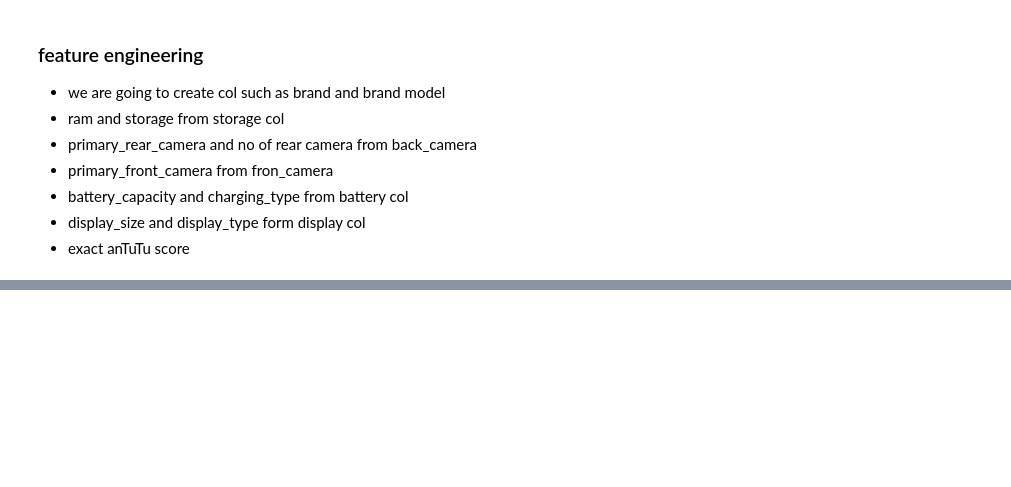
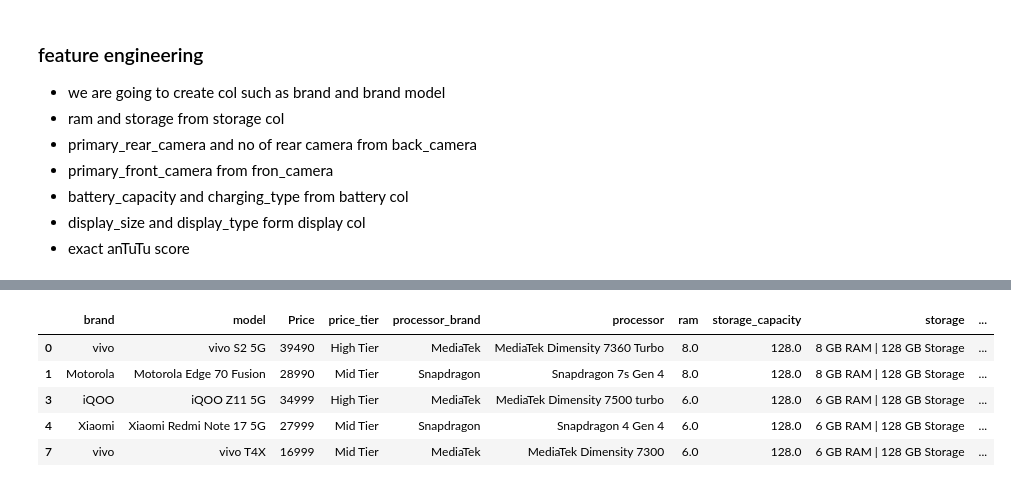
Before and after one commit to harshit00052/91-mobiles-smartphone-analysis, a Jupyter notebook: data_assessing&cleaning/assessing_cleaning.ipynb, the cells around one changed output, grey strips where cells are left out. Cells and saved outputs as stored; diff of their text form; code cells hidden in the pictures; blank space fills up the shorter version.

```diff
--- a/data_assessing&cleaning/assessing_cleaning.ipynb
+++ b/data_assessing&cleaning/assessing_cleaning.ipynb
@@ -309,0 +357,3 @@ df['antutu_score'] = df['antutu_score'].astype('Int64')
+# %%
+temp_df = df[df['Price']==0]
+df.drop(index=temp_df.index, inplace=True)
@@ -309,0 +411,9 @@ df['antutu_score'] = df['antutu_score'].astype('Int64')
+# %%
+df.head(5)
+# %% [output]
+|  | brand | model | Price | price_tier | processor_brand | processor | ram | storage_capacity | storage | ... |
+| 0 | vivo | vivo S2 5G | 39490 | High Tier | MediaTek | MediaTek Dimensity 7360 Turbo | 8.0 | 128.0 | 8 GB RAM | 128 GB Storage | ... |
+| 1 | Motorola | Motorola Edge 70 Fusion | 28990 | Mid Tier | Snapdragon | Snapdragon 7s Gen 4 | 8.0 | 128.0 | 8 GB RAM | 128 GB Storage | ... |
+| 3 | iQOO | iQOO Z11 5G | 34999 | High Tier | MediaTek | MediaTek Dimensity 7500 turbo | 6.0 | 128.0 | 6 GB RAM | 128 GB Storage | ... |
+| 4 | Xiaomi | Xiaomi Redmi Note 17 5G | 27999 | Mid Tier | Snapdragon | Snapdragon 4 Gen 4 | 6.0 | 128.0 | 6 GB RAM | 128 GB Storage | ... |
+| 7 | vivo | vivo T4X | 16999 | Mid Tier | MediaTek | MediaTek Dimensity 7300 | 6.0 | 128.0 | 6 GB RAM | 128 GB Storage | ... |
```
Also changed, not shown: parts of 29 cells of this notebook, 2 other files.
